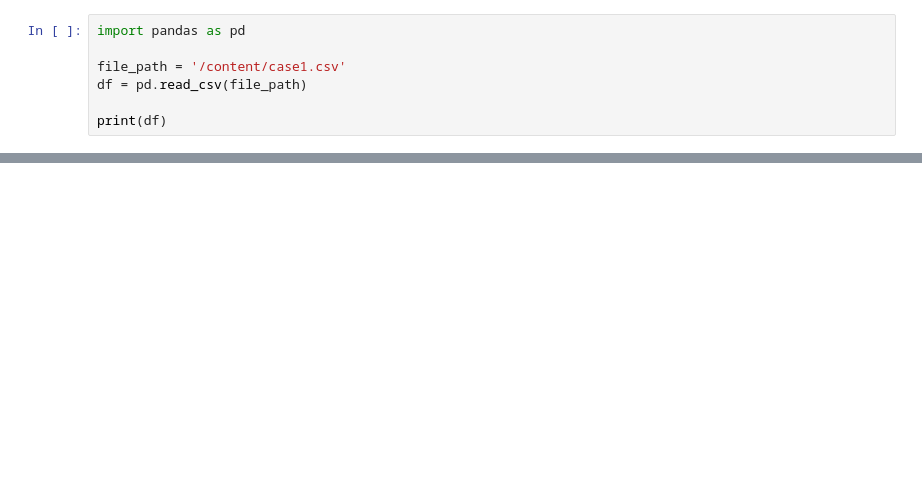
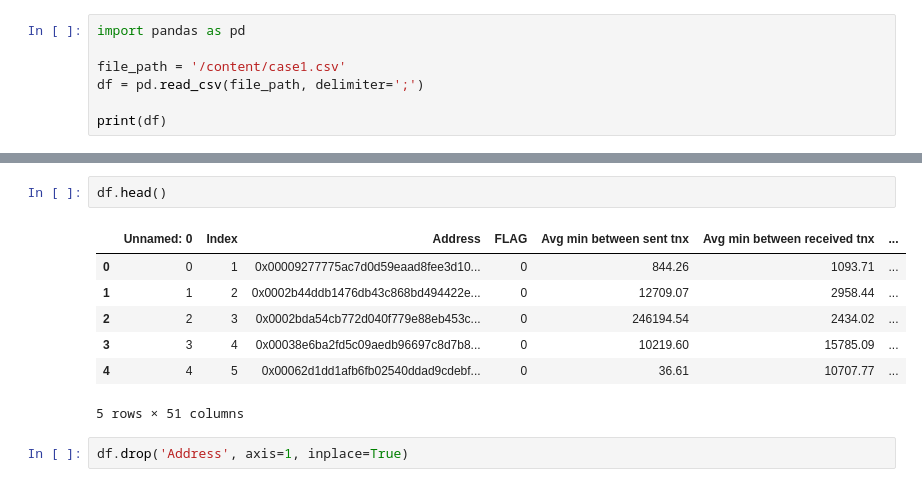
Before and after one commit to Julita257/UMwF, a Jupyter notebook: Case_1a.ipynb, the cells around one changed output, grey strips where cells are left out. Cells and saved outputs as stored; diff of their text form; blank space fills up the shorter version.

```diff
--- a/Case_1a.ipynb
+++ b/Case_1a.ipynb
@@ -4,7 +17,7 @@
 import pandas as pd
 
 file_path = '/content/case1.csv'
-df = pd.read_csv(file_path)
+df = pd.read_csv(file_path, delimiter=';')
 
 print(df)
 # %% [output]
@@ -11,0 +41,12 @@ ParserError: Error tokenizing data. C error: Expected 1 fields in line 2117, saw
+# %%
+df.head()
+# %% [output]
+|  | Unnamed: 0 | Index | Address | FLAG | Avg min between sent tnx | Avg min between received tnx | ... |
+| 0 | 0 | 1 | 0x00009277775ac7d0d59eaad8fee3d10... | 0 | 844.26 | 1093.71 | ... |
+| 1 | 1 | 2 | 0x0002b44ddb1476db43c868bd494422e... | 0 | 12709.07 | 2958.44 | ... |
+| 2 | 2 | 3 | 0x0002bda54cb772d040f779e88eb453c... | 0 | 246194.54 | 2434.02 | ... |
+| 3 | 3 | 4 | 0x00038e6ba2fd5c09aedb96697c8d7b8... | 0 | 10219.60 | 15785.09 | ... |
+| 4 | 4 | 5 | 0x00062d1dd1afb6fb02540ddad9cdebf... | 0 | 36.61 | 10707.77 | ... |
+5 rows × 51 columns
+# %%
+df.drop('Address', axis=1, inplace=True)
```
Also changed, not shown: parts of 6 cells of this notebook.
